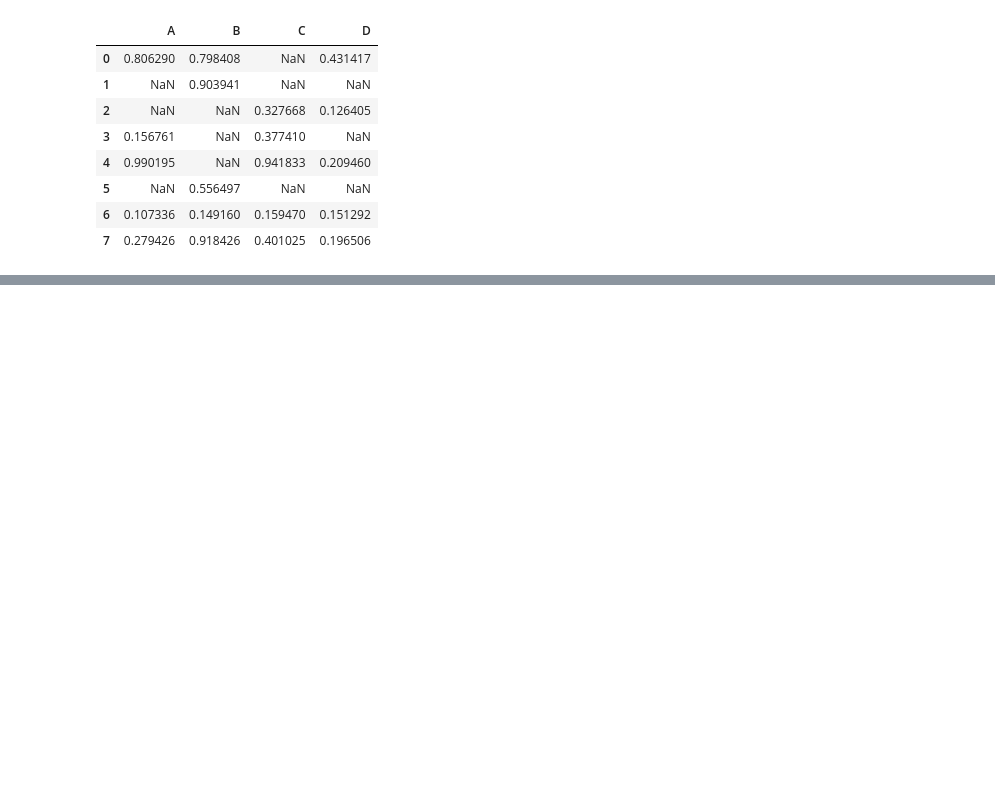
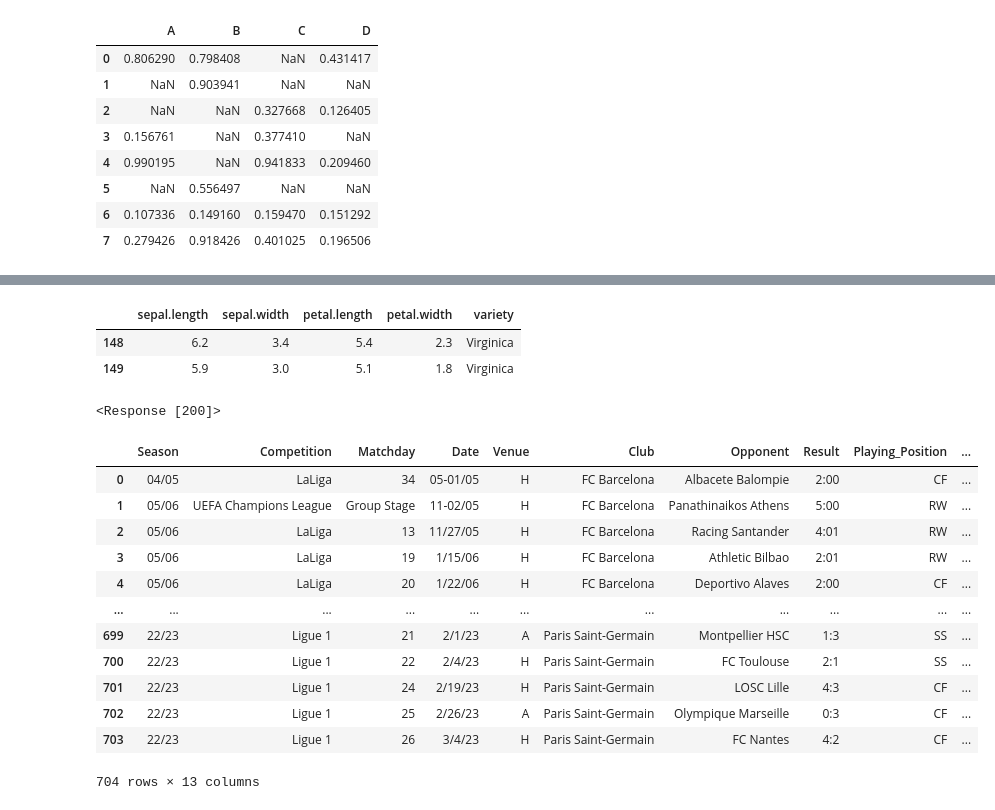
Before and after one commit to Maruf0275/Machine-Learning-CIT, a Jupyter notebook: Python-Libraries/Pandas.ipynb, the cells around one changed output, grey strips where cells are left out. Saved outputs shown, nothing was run; the diff lists cells and outputs as text; code cells hidden in the pictures; blank space fills up the shorter version.

```diff
--- a/Python-Libraries/Pandas.ipynb
+++ b/Python-Libraries/Pandas.ipynb
@@ -443,0 +576,6 @@ df1
+# %%
+data.tail(2)
+# %% [output]
+|  | sepal.length | sepal.width | petal.length | petal.width | variety |
+| 148 | 6.2 | 3.4 | 5.4 | 2.3 | Virginica |
+| 149 | 5.9 | 3.0 | 5.1 | 1.8 | Virginica |
@@ -443,0 +585,26 @@ df1
+# %%
+data_link = 'https://raw.githubusercontent.com/azminewasi/Lionel-Messi-Club-Goals/refs/heads/main/data.csv'
+# %%
+response = requests.get(data_link)
+response
+# %% [output]
+<Response [200]>
+# %%
+data = StringIO(response.text)
+# %%
+data = pd.read_csv(data)
+data
+# %% [output]
+|  | Season | Competition | Matchday | Date | Venue | Club | Opponent | Result | Playing_Position | ... |
+| 0 | 04/05 | LaLiga | 34 | 05-01/05 | H | FC Barcelona | Albacete Balompie | 2:00 | CF | ... |
+| 1 | 05/06 | UEFA Champions League | Group Stage | 11-02/05 | H | FC Barcelona | Panathinaikos Athens | 5:00 | RW | ... |
+| 2 | 05/06 | LaLiga | 13 | 11/27/05 | H | FC Barcelona | Racing Santander | 4:01 | RW | ... |
+| 3 | 05/06 | LaLiga | 19 | 1/15/06 | H | FC Barcelona | Athletic Bilbao | 2:01 | RW | ... |
+| 4 | 05/06 | LaLiga | 20 | 1/22/06 | H | FC Barcelona | Deportivo Alaves | 2:00 | CF | ... |
+| ... | ... | ... | ... | ... | ... | ... | ... | ... | ... | ... |
+| 699 | 22/23 | Ligue 1 | 21 | 2/1/23 | A | Paris Saint-Germain | Montpellier HSC | 1:3 | SS | ... |
+| 700 | 22/23 | Ligue 1 | 22 | 2/4/23 | H | Paris Saint-Germain | FC Toulouse | 2:1 | SS | ... |
+| 701 | 22/23 | Ligue 1 | 24 | 2/19/23 | H | Paris Saint-Germain | LOSC Lille | 4:3 | CF | ... |
+| 702 | 22/23 | Ligue 1 | 25 | 2/26/23 | A | Paris Saint-Germain | Olympique Marseille | 0:3 | CF | ... |
+| 703 | 22/23 | Ligue 1 | 26 | 3/4/23 | H | Paris Saint-Germain | FC Nantes | 4:2 | CF | ... |
+704 rows × 13 columns
```
Also changed, not shown: parts of 18 cells of this notebook.
